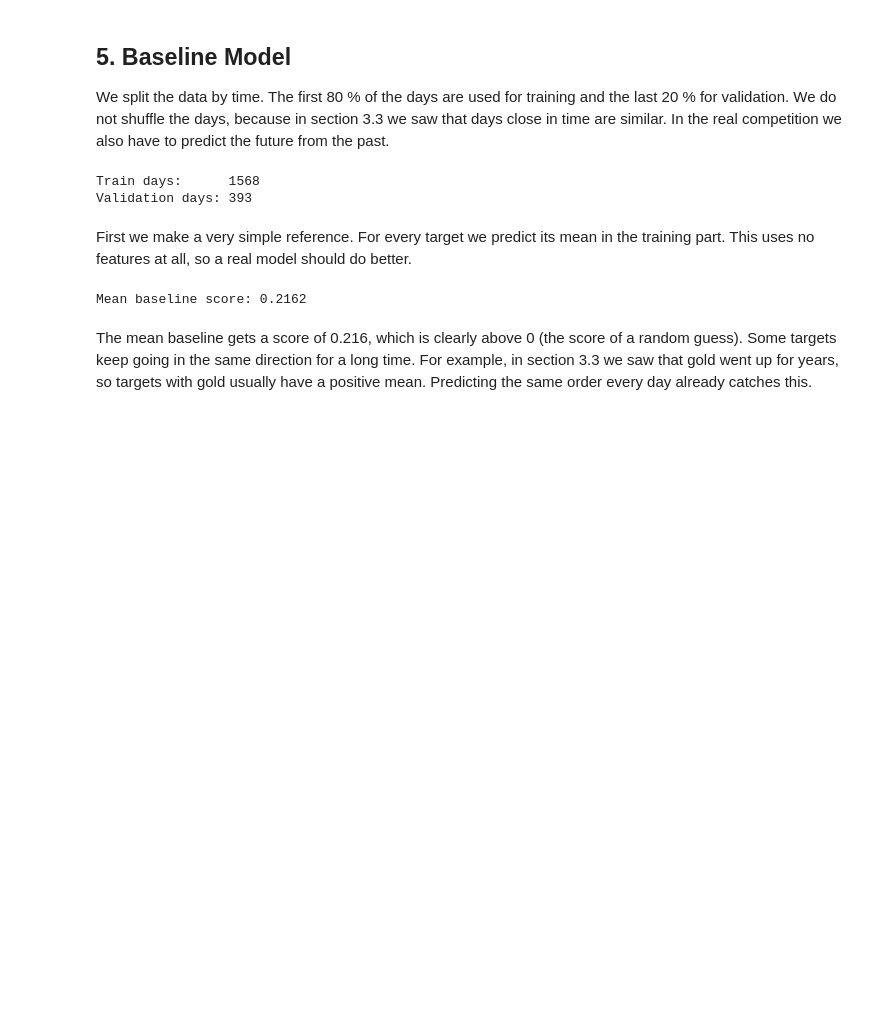
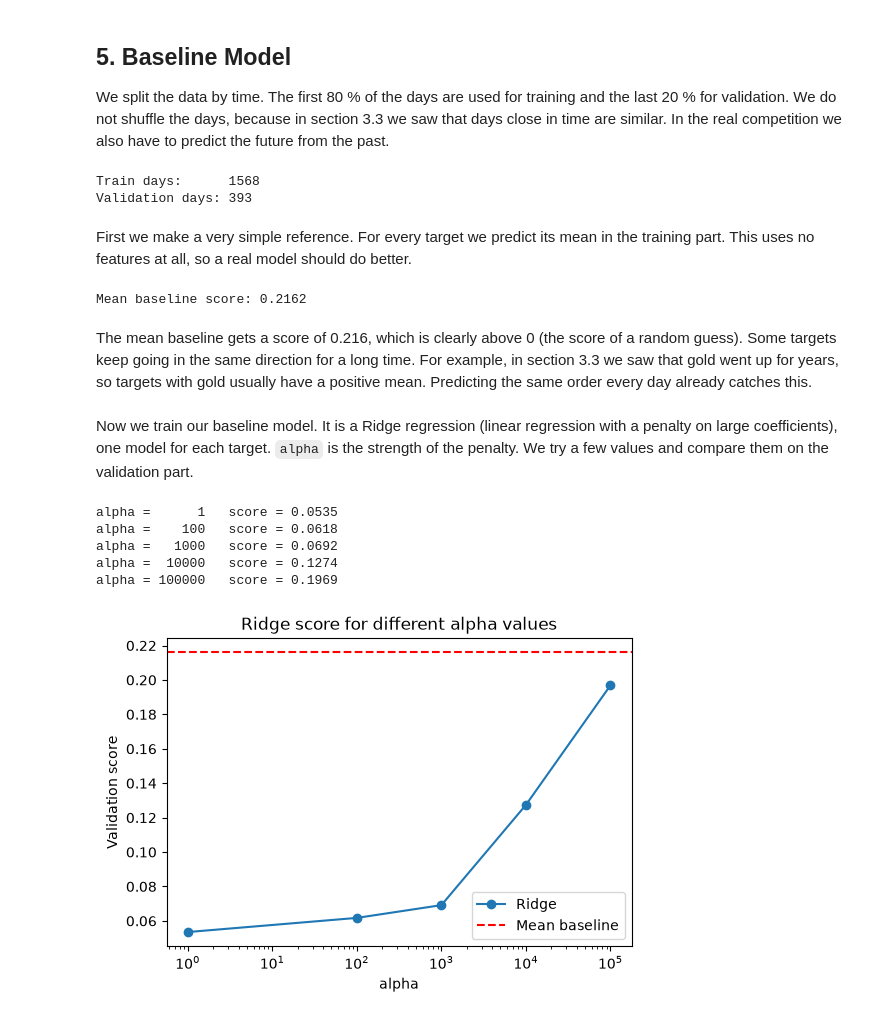
Before and after one commit to ceng313-2026/GROUP57_CENG313, a Jupyter notebook: assignment1_eda_baseline.ipynb, the cells around one changed output. Saved outputs shown, nothing was run; the diff lists cells and outputs as text; code cells hidden in the pictures; blank space fills up the shorter version.

Commit message:
Add Ridge baseline results

```diff
--- a/assignment1_eda_baseline.ipynb
+++ b/assignment1_eda_baseline.ipynb
@@ -413,3 +413,39 @@ The mean baseline gets a score of 0.216, which is clearly above 0 (the score of
 guess). Some targets keep going in the same direction for a long time. For example, in
 section 3.3 we saw that gold went up for years, so targets with gold usually have a
 positive mean. Predicting the same order every day already catches this.
+# %% [markdown]
+Now we train our baseline model. It is a Ridge regression (linear regression with a
+penalty on large coefficients), one model for each target. `alpha` is the strength
+of the penalty. We try a few values and compare them on the validation part.
+# %%
+from src.models import train_baseline, predict
+
+alphas = [1, 100, 1000, 10000, 100000]
+ridge_scores = []
+
+for alpha in alphas:
+    scaler, models = train_baseline(X_train, Y_train, alpha=alpha)
+    val_pred = predict(scaler, models, X_val)
+    score = sharpe_score(Y_val, val_pred)
+    ridge_scores.append(score)
+    print(f"alpha = {alpha:>6}   score = {score:.4f}")
+# %% [output]
+alpha =      1   score = 0.0535
+alpha =    100   score = 0.0618
+alpha =   1000   score = 0.0692
+alpha =  10000   score = 0.1274
+alpha = 100000   score = 0.1969
+# %%
+mean_score = sharpe_score(Y_val, mean_pred)
+
+plt.figure(figsize=(6, 4))
+plt.plot(alphas, ridge_scores, marker="o", label="Ridge")
+plt.axhline(mean_score, color="red", linestyle="--", label="Mean baseline")
+plt.xscale("log")
+plt.xlabel("alpha")
+plt.ylabel("Validation score")
+plt.title("Ridge score for different alpha values")
+plt.legend()
+plt.show()
+# %% [output]
+[figure, added]
```
Also changed, not shown: parts of 2 cells of this notebook.
